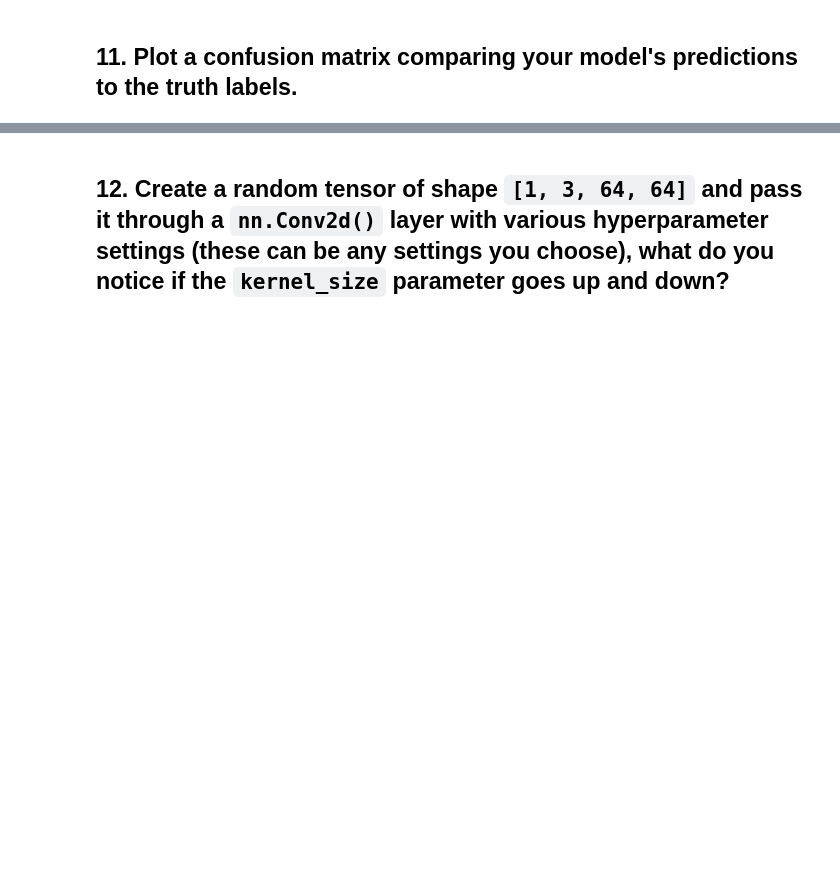
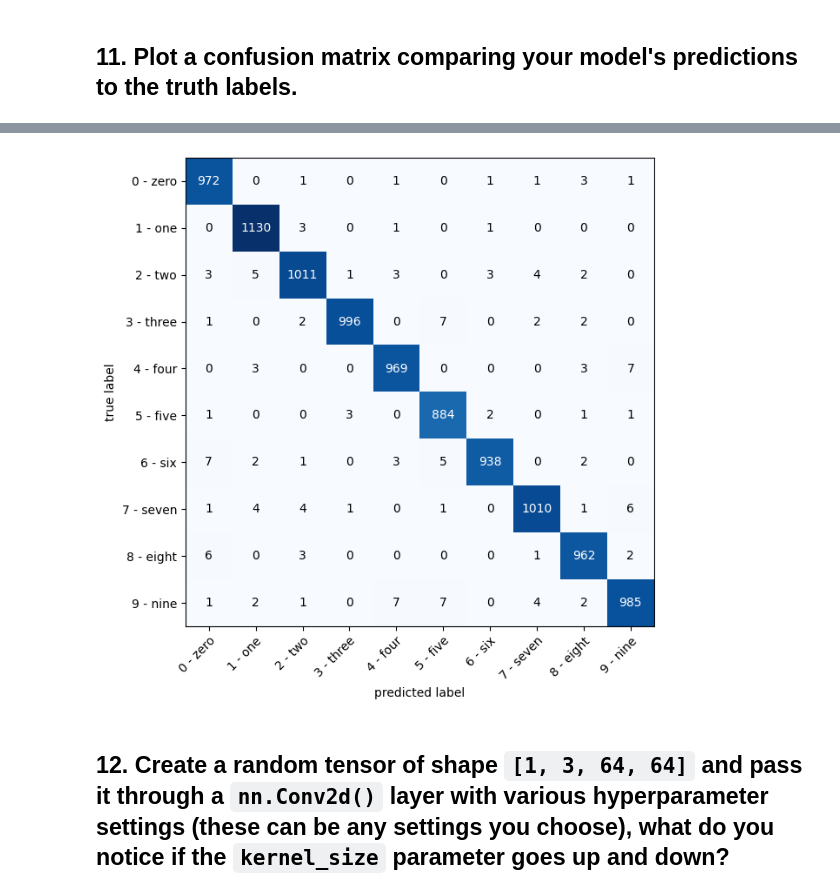
Before and after one commit to lnsayer/udemy_ml_course, a Jupyter notebook: my_version_2_03_pytorch_computer_vision_exercises.ipynb, the cells around one changed output, grey strips where cells are left out. Cells and saved outputs as stored; diff of their text form; code cells hidden in the pictures; blank space fills up the shorter version.

```diff
--- a/my_version_2_03_pytorch_computer_vision_exercises.ipynb
+++ b/my_version_2_03_pytorch_computer_vision_exercises.ipynb
@@ -324,2 +457,16 @@ OrderedDict([('conv_block_1.0.weight',
 # %% [markdown]
 ## 11. Plot a confusion matrix comparing your model's predictions to the truth labels.
+# %%
+# Making predictions with of the test set
+from tqdm.auto import tqdm
+
+y_preds_tensor = torch.zeros(len(test_data))
+y_true_tensor = torch.zeros(len(test_data))
+
+for i in range(len(y_preds_tensor)):
+  img, label = test_data[i]
+  y_true_tensor[i] = label
+  y_logits = model_cpu(img.unsqueeze(dim=0))
+  y_probs = torch.softmax(y_logits, dim=1)
+  y_preds = torch.argmax(y_logits, dim=1)
+  y_preds_tensor[i] = y_preds
@@ -326,3 +485,21 @@ OrderedDict([('conv_block_1.0.weight',
+# %%
+from torchmetrics import ConfusionMatrix
+from mlxtend.plotting import plot_confusion_matrix
+
+confmat = ConfusionMatrix(task="multiclass", num_classes=10, normalize=None)
+confmat(y_preds_tensor, y_true_tensor)
+confmat = confmat.compute().numpy()
+
+fig, ax = plot_confusion_matrix(conf_mat=confmat,
+                                colorbar=False,
+                                show_absolute=True,
+                                show_normed=False,
+                                class_names=class_names,
+                                figsize=(10,7)
+                                )
+plt.show()
+# %% [output]
+[figure, added]
 # %% [markdown]
 ## 12. Create a random tensor of shape `[1, 3, 64, 64]` and pass it through a `nn.Conv2d()` layer with various hyperparameter settings (these can be any settings you choose), what do you notice if the `kernel_size` parameter goes up and down?
 # %% [markdown]
```
Also changed, not shown: parts of 10 cells of this notebook.
